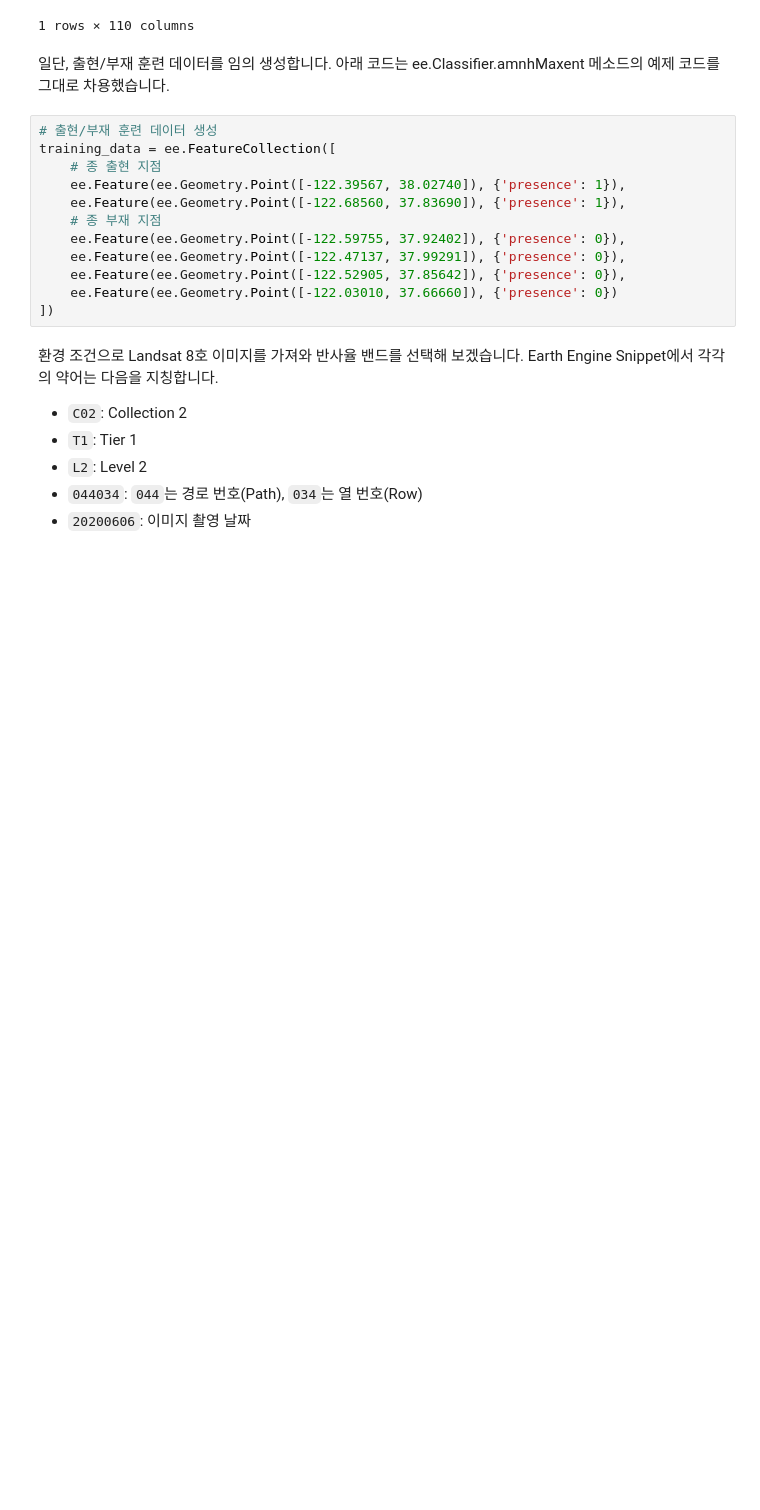
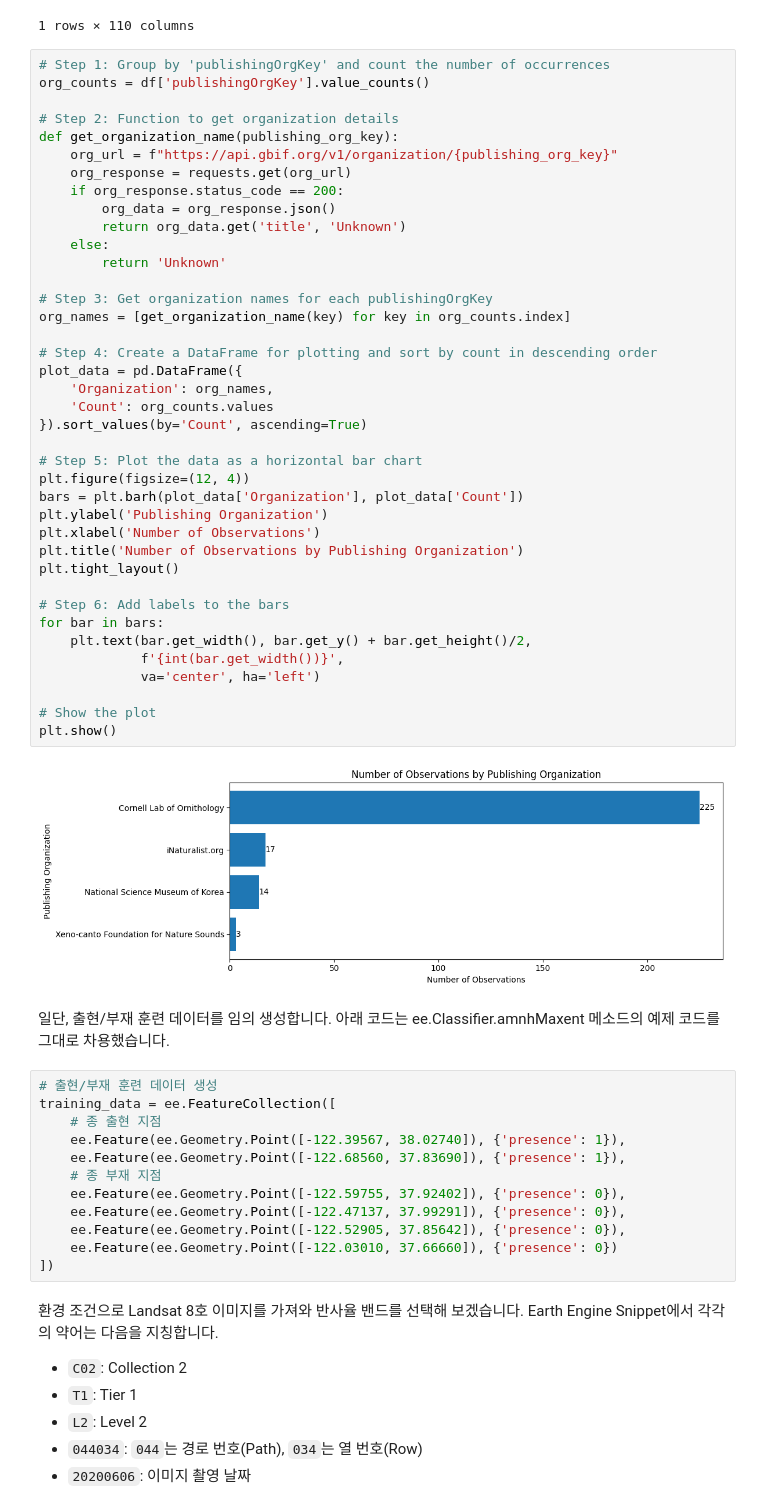
Before and after one commit to osgeokr/GEE-PAM-Book, a Jupyter notebook: Google_Earth_Engine_Maxent를_이용한_종_분포_모델링_Pitta_nympha.ipynb, the cells around one changed output. Saved outputs shown, nothing was run; the diff lists cells and outputs as text; blank space fills up the shorter version.

```diff
--- a/Google_Earth_Engine_Maxent를_이용한_종_분포_모델링_Pitta_nympha.ipynb
+++ b/Google_Earth_Engine_Maxent를_이용한_종_분포_모델링_Pitta_nympha.ipynb
@@ -72,6 +73,47 @@ df.head(1)  # Display the first row of the DataFrame
 |  | key | datasetKey | publishingOrgKey | installationKey | hostingOrganizationKey | publishingCountry | ... |
 | 0 | 4875314160 | 50c9509d-22c7-4a22-a47d-8c48425ef4a7 | 28eb1a3f-1c15-4a95-931a-4af90ecb574d | 997448a8-f762-11e1-a439-00145eb45e9a | 28eb1a3f-1c15-4a95-931a-4af90ecb574d | US | ... |
 1 rows × 110 columns
+# %%
+# Step 1: Group by 'publishingOrgKey' and count the number of occurrences
+org_counts = df['publishingOrgKey'].value_counts()
+
+# Step 2: Function to get organization details
+def get_organization_name(publishing_org_key):
+    org_url = f"https://api.gbif.org/v1/organization/{publishing_org_key}"
+    org_response = requests.get(org_url)
+    if org_response.status_code == 200:
+        org_data = org_response.json()
+        return org_data.get('title', 'Unknown')
+    else:
+        return 'Unknown'
+
+# Step 3: Get organization names for each publishingOrgKey
+org_names = [get_organization_name(key) for key in org_counts.index]
+
+# Step 4: Create a DataFrame for plotting and sort by count in descending order
+plot_data = pd.DataFrame({
+    'Organization': org_names,
+    'Count': org_counts.values
+}).sort_values(by='Count', ascending=True)
+
+# Step 5: Plot the data as a horizontal bar chart
+plt.figure(figsize=(12, 4))
+bars = plt.barh(plot_data['Organization'], plot_data['Count'])
+plt.ylabel('Publishing Organization')
+plt.xlabel('Number of Observations')
+plt.title('Number of Observations by Publishing Organization')
+plt.tight_layout()
+
+# Step 6: Add labels to the bars
+for bar in bars:
+    plt.text(bar.get_width(), bar.get_y() + bar.get_height()/2,
+             f'{int(bar.get_width())}',
+             va='center', ha='left')
+
+# Show the plot
+plt.show()
+# %% [output]
+[figure, added]
 # %% [markdown]
 일단, 출현/부재 훈련 데이터를 임의 생성합니다. 아래 코드는 ee.Classifier.amnhMaxent 메소드의 예제 코드를 그대로 차용했습니다.
 # %%
```
Also changed, not shown: parts of 1 cell of this notebook.
